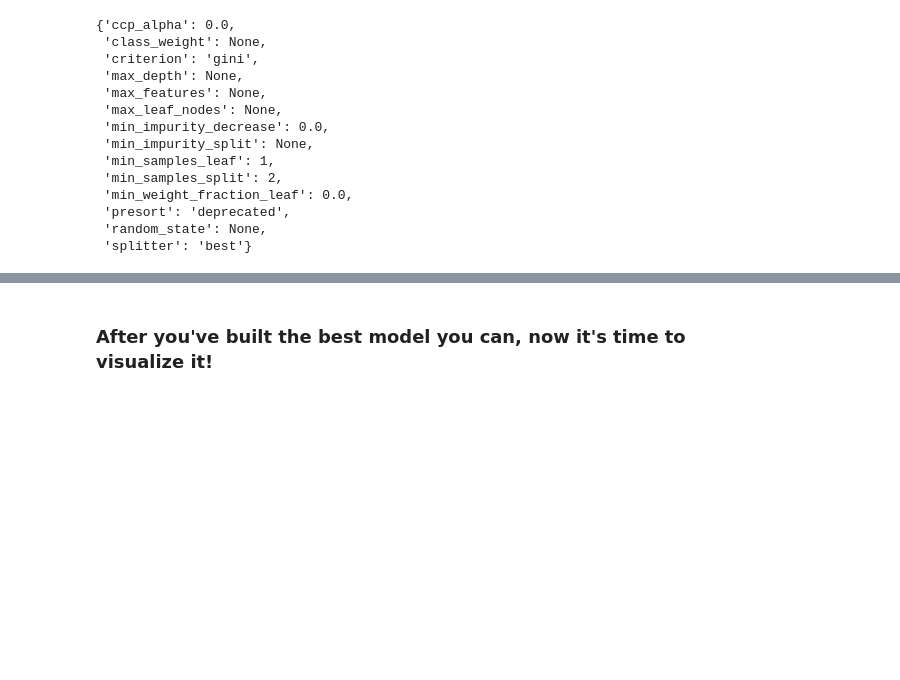
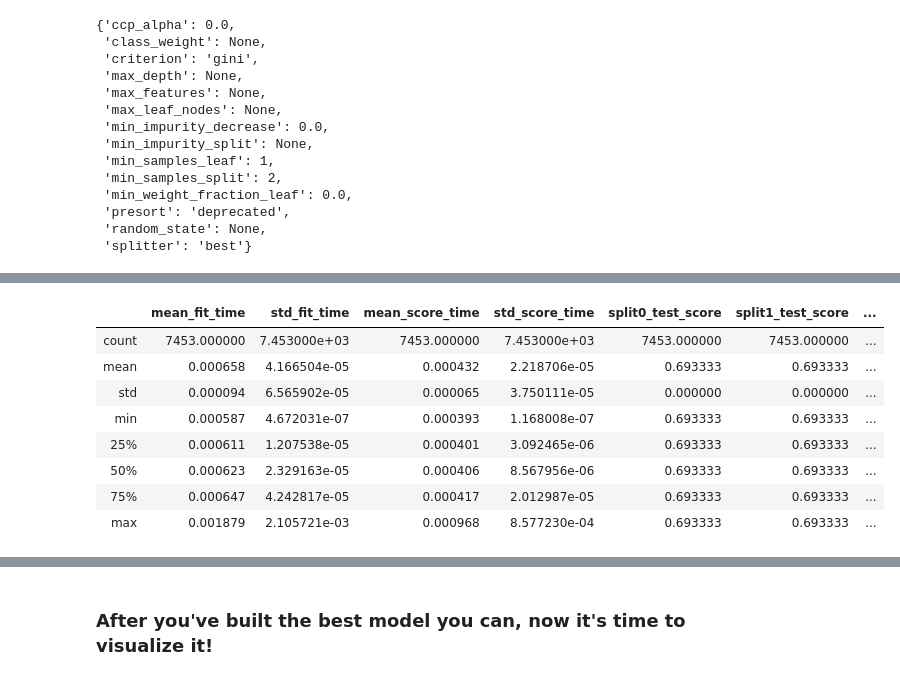
Before and after one commit to gperdrizet/tree-based_algorithms, a Jupyter notebook: Mini_Project_Tree-Based_Algorithms.ipynb, the cells around one changed output, grey strips where cells are left out. Saved outputs shown, nothing was run; the diff lists cells and outputs as text; code cells hidden in the pictures; blank space fills up the shorter version.

Commit message:
Started hyperparameter optimization

```diff
--- a/Mini_Project_Tree-Based_Algorithms.ipynb
+++ b/Mini_Project_Tree-Based_Algorithms.ipynb
@@ -132,0 +135,44 @@ Ok, let's take a look at the docs and see what some of these things are:
+# %%
+import numpy as np
+import scipy.stats as stats
+from time import time
+from sklearn.utils.fixes import loguniform
+from sklearn.model_selection import RandomizedSearchCV
+
+# initalize classifier
+tree_clf = DecisionTreeClassifier()
+
+# hyperparameter distributions
+param_dist = {'max_depth': range(2, 1000),
+             'max_features': ['auto', 'sqrt', 'log2', 'None'],
+             'max_leaf_nodes': range(2,5000),
+             'min_impurity_decrease': range(1,1000),
+             'min_samples_leaf': range(1,1000),
+             'min_samples_split': range(2,2000)}
+
+# run randomized search
+n_iter_search = 100000
+num_jobs = 14
+
+random_search = RandomizedSearchCV(tree_clf,
+                                   param_distributions=param_dist,
+                                   n_iter=n_iter_search,
+                                   n_jobs=num_jobs)
+
+start = time()
+best_model = random_search.fit(x_train, y_train)
+print("RandomizedSearchCV took %.f min. for %d candidate"
+      " parameter settings." % (((time() - start)/60), n_iter_search))
+# %%
+results = pd.DataFrame(random_search.cv_results_).dropna()
+results.describe()
+# %% [output]
+|  | mean_fit_time | std_fit_time | mean_score_time | std_score_time | split0_test_score | split1_test_score | ... |
+| count | 7453.000000 | 7.453000e+03 | 7453.000000 | 7.453000e+03 | 7453.000000 | 7453.000000 | ... |
+| mean | 0.000658 | 4.166504e-05 | 0.000432 | 2.218706e-05 | 0.693333 | 0.693333 | ... |
+| std | 0.000094 | 6.565902e-05 | 0.000065 | 3.750111e-05 | 0.000000 | 0.000000 | ... |
+| min | 0.000587 | 4.672031e-07 | 0.000393 | 1.168008e-07 | 0.693333 | 0.693333 | ... |
+| 25% | 0.000611 | 1.207538e-05 | 0.000401 | 3.092465e-06 | 0.693333 | 0.693333 | ... |
+| 50% | 0.000623 | 2.329163e-05 | 0.000406 | 8.567956e-06 | 0.693333 | 0.693333 | ... |
+| 75% | 0.000647 | 4.242817e-05 | 0.000417 | 2.012987e-05 | 0.693333 | 0.693333 | ... |
+| max | 0.001879 | 2.105721e-03 | 0.000968 | 8.577230e-04 | 0.693333 | 0.693333 | ... |
```
Also changed, not shown: parts of 3 cells of this notebook.
